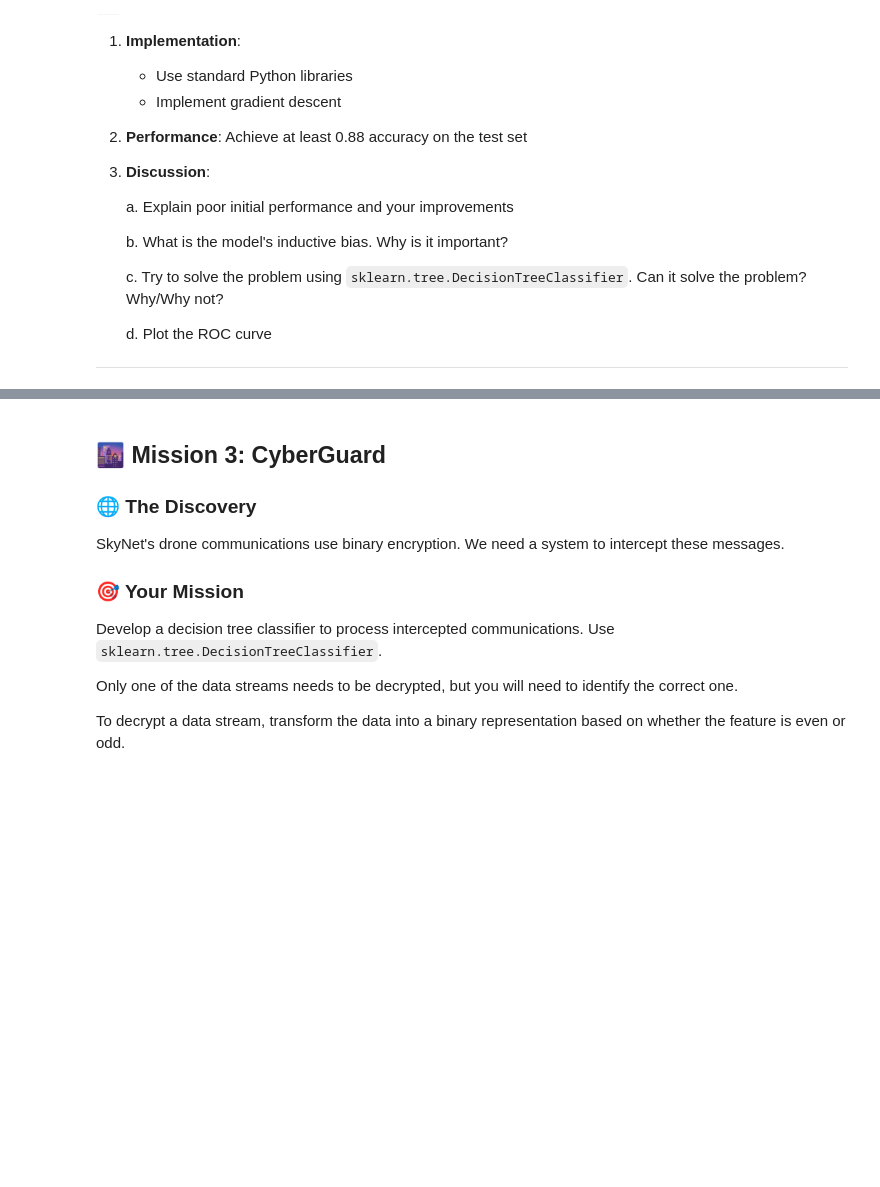
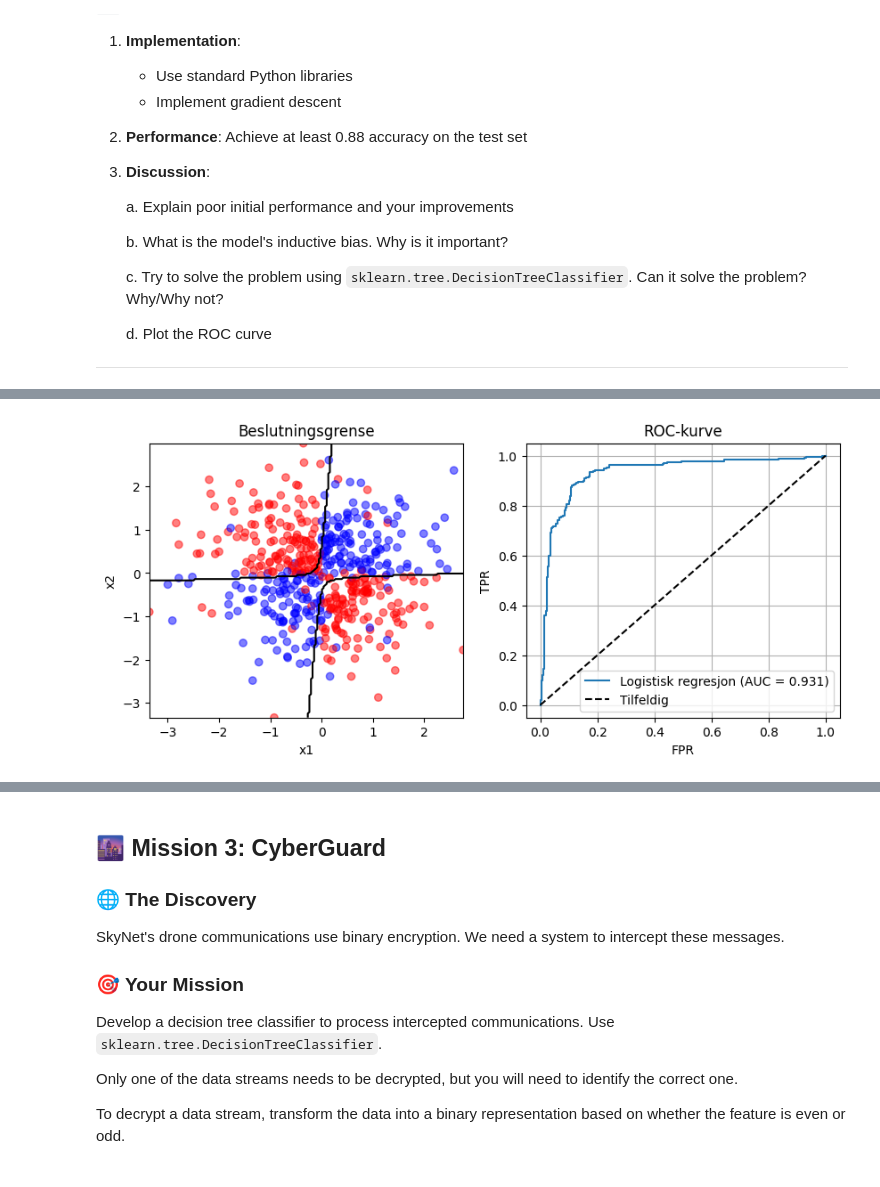
Before and after one commit to bragevei/ML-intro, a Jupyter notebook: Assignment1/Chapter_1.ipynb, the cells around one changed output, grey strips where cells are left out. Drawn from its saved outputs; the diff is of its cells as text; code cells hidden in the pictures; blank space fills up the shorter version.

Commit message:
Finished with mission2 in Assignment1

```diff
--- a/Assignment1/Chapter_1.ipynb
+++ b/Assignment1/Chapter_1.ipynb
@@ -149,0 +146,78 @@ test = data[data['split'] == 'test']
+# %%
+from sklearn.tree import DecisionTreeClassifier
+from sklearn.metrics import roc_curve, auc
+from logistic_regression import LogisticRegression
+
+logr=LogisticRegression()
+
+data = pd.read_csv('mission2.csv')
+train = data[data['split'] == 'train']
+test = data[data['split'] == 'test']
+
+X_train=train[["x0", "x1"]].values
+y_train=train["y"].values
+
+X_test=test[["x0", "x1"]].values
+y_test=test["y"].values
+
+def feature_map(X_inp):     # Feature engineering
+    X=np.asarray(np.transpose(X_inp), dtype=float)
+    return np.column_stack([X[0], X[1], X[0]**2, X[1]**2, X[0]*X[1]])
+
+X_train=feature_map(X_train)
+X_test=feature_map(X_test)
+
+# Fit og predict
+logr.fit(X_train, y_train)
+y_pred=logr.predict(X_test)
+accuracy=np.mean(y_pred == y_test)
+print(f"Accuracy: {accuracy}")
+
+#Bruker linspace for plotting. lager 2D rutenett.
+xx, yy = np.meshgrid(np.linspace(X_train[:,0].min(), X_train[:,0].max(), 200), np.linspace(X_train[:,1].min(), X_train[:,1].max(), 200))
+
+grid_points = np.column_stack((xx.ravel(), yy.ravel()))
+gridX = feature_map(grid_points)    #Flater ut 2D til 1D slik at vi kan se i plot
+z = logr.predict(gridX).reshape(xx.shape)
+
+# ROC-kurve
+
+probs = logr.predict_probability(X_test)
+probs = np.asarray(probs).ravel()            # Reshape til 1D
+
+fpr, tpr, _ = roc_curve(y_test, probs) # Beregner false positive rate og true positive rate
+roc_auc = auc(fpr, tpr) #Finner areal under kurven
+
+# Plotting:
+
+plt.figure(figsize=(10, 4))
+
+# Plot treningsdata med beslutningsgrense
+plt.subplot(1, 2, 1)
+plt.scatter(X_train[:,0], X_train[:,1], c=y_train, cmap="bwr", alpha=0.5)
+plt.contour(xx, yy, z, levels=[0.5], colors="black")
+plt.xlabel("x1"); plt.ylabel("x2"); plt.title("Beslutningsgrense")
+
+# Plot ROC-kurve
+plt.subplot(1, 2, 2)
+plt.plot(fpr, tpr, label=f"Logistisk regresjon (AUC = {roc_auc:.3f})")
+plt.plot([0, 1], [0, 1], 'k--', label="Tilfeldig")
+plt.xlabel("FPR")
+plt.ylabel("TPR")
+plt.title("ROC-kurve")
+plt.legend()
+plt.grid(True)
+
+# Decision tree
+X_train_2d = X_train[:, :2]
+X_test_2d  = X_test[:, :2]
+
+tree = DecisionTreeClassifier(max_depth=4, min_samples_leaf=3, random_state=0)
+tree.fit(X_train_2d, y_train)
+
+y_pred = tree.predict(X_test_2d)
+acc = (y_pred == y_test).mean()
+print("Accuracy DecisionTreeClassifier:", acc)
+
+plt.show()
+# %% [output]
@@ -149,0 +226 @@ test = data[data['split'] == 'test']
+[figure, added]
```
Also changed, not shown: parts of 3 cells of this notebook, 2 other files.
